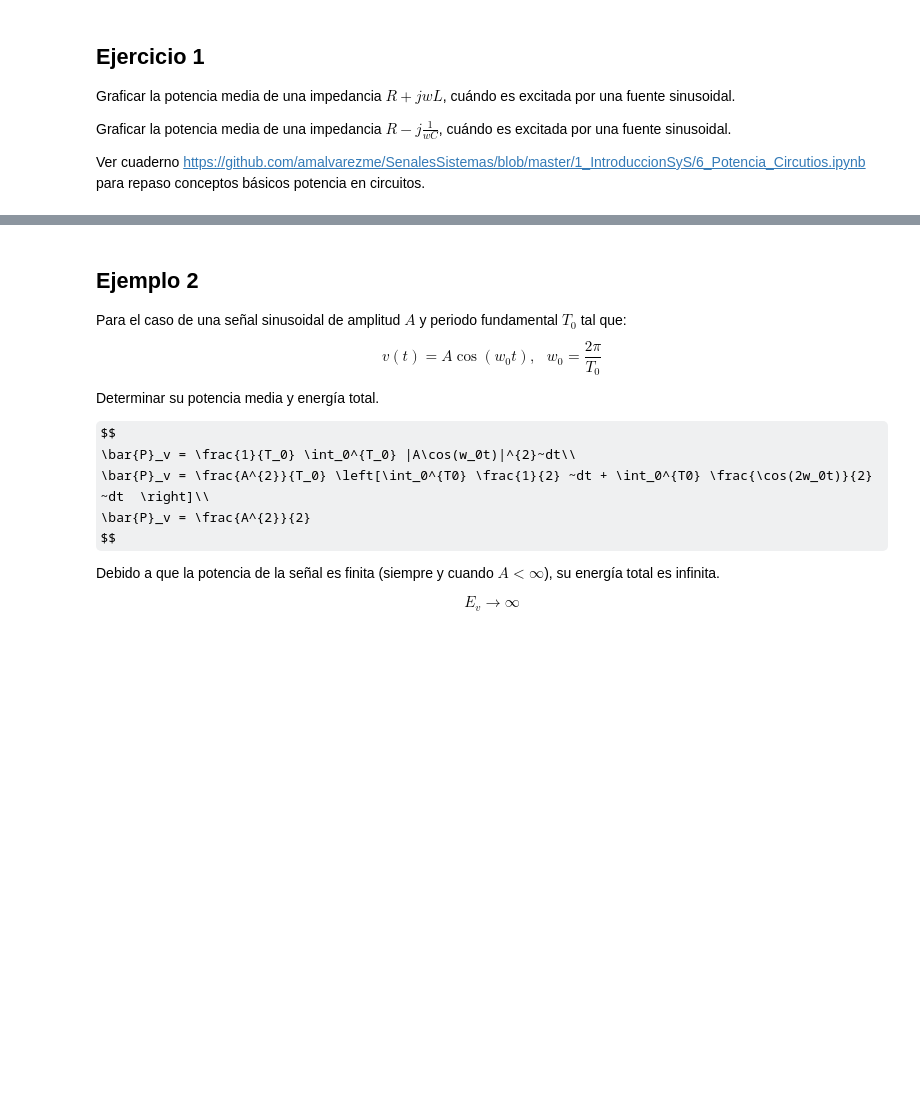
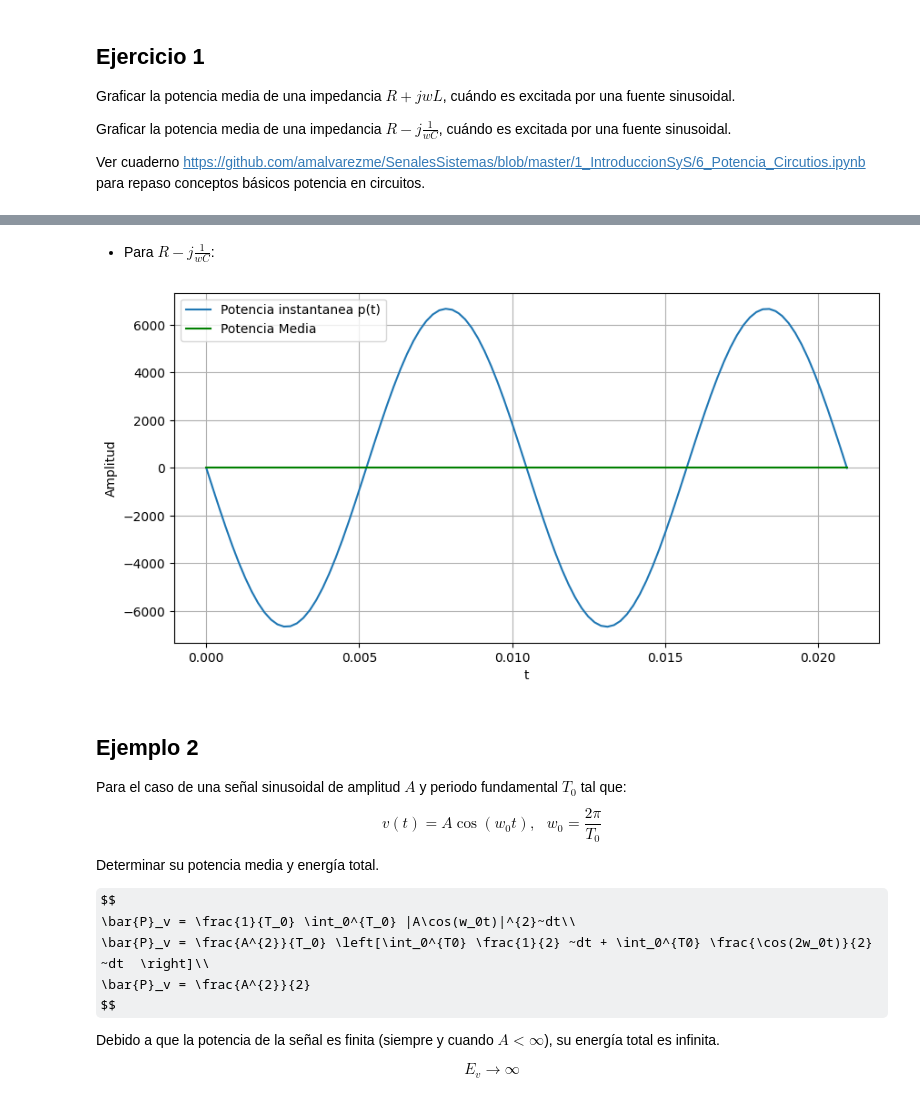
Before and after one commit to jomendietad/SenalesYSistemas, a Jupyter notebook: Ejercicio5SyS.ipynb, the cells around one changed output, grey strips where cells are left out. Drawn from its saved outputs; the diff is of its cells as text; code cells hidden in the pictures; some formulas as TeX source; blank space fills up the shorter version.

```diff
--- a/Ejercicio5SyS.ipynb
+++ b/Ejercicio5SyS.ipynb
@@ -243,3 +243,26 @@ La potencia media de la señal es: 0.2094395102393196
+# %% [markdown]
+* Para $R-j\frac{1}{wC} $:
+# %%
+C = 1e-6
+i = Imax * np.sin(w * t)
+Vmax = np.sqrt(np.square(R) + np.square(1 / (w * C))) * Imax
+theta = np.arctan(-1 / (w * C * R))
+v = Vmax * np.sin(w * t + theta)
+Vmax = np.sqrt(np.square(R) + np.square(1 / (w * C))) * Imax
+theta = np.arctan(-1 / (w * C * R))
+v = Vmax * np.sin(w * t + theta)
+p = v * i
+P = np.trapz(p, t) / T0
+plt.figure(figsize=[10, 5])
+plt.plot(t, p, label="Potencia instantanea p(t)")
+plt.plot(t, P * np.ones(len(t)), "g", label="Potencia Media")
+plt.xlabel('t')
+plt.ylabel('Amplitud')
+plt.grid()
+plt.legend()
+plt.show()
+# %% [output]
+[figure, added]
 # %% [markdown]
 ## Ejemplo 2
 
```
Also changed, not shown: parts of 9 cells of this notebook.
